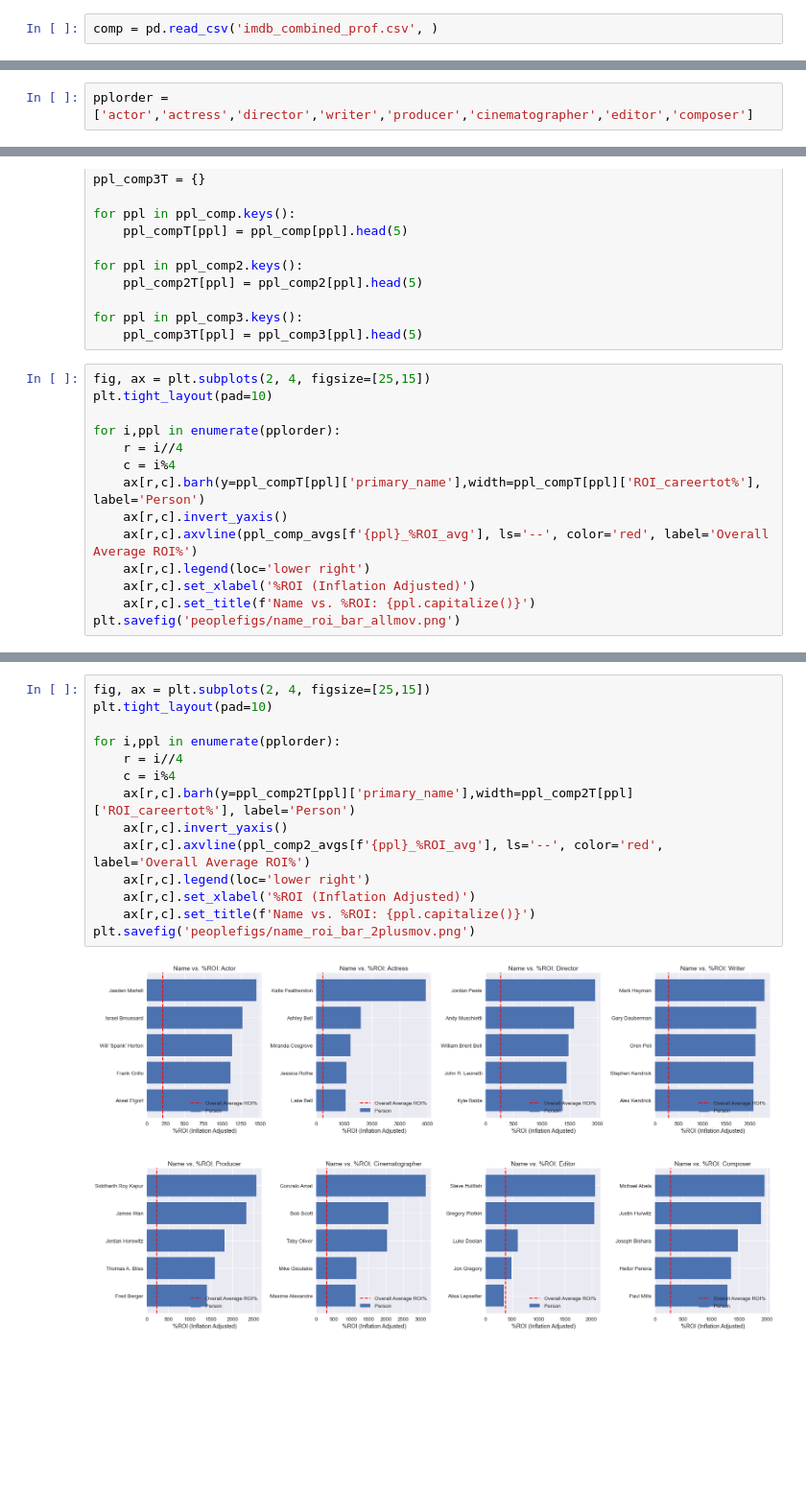
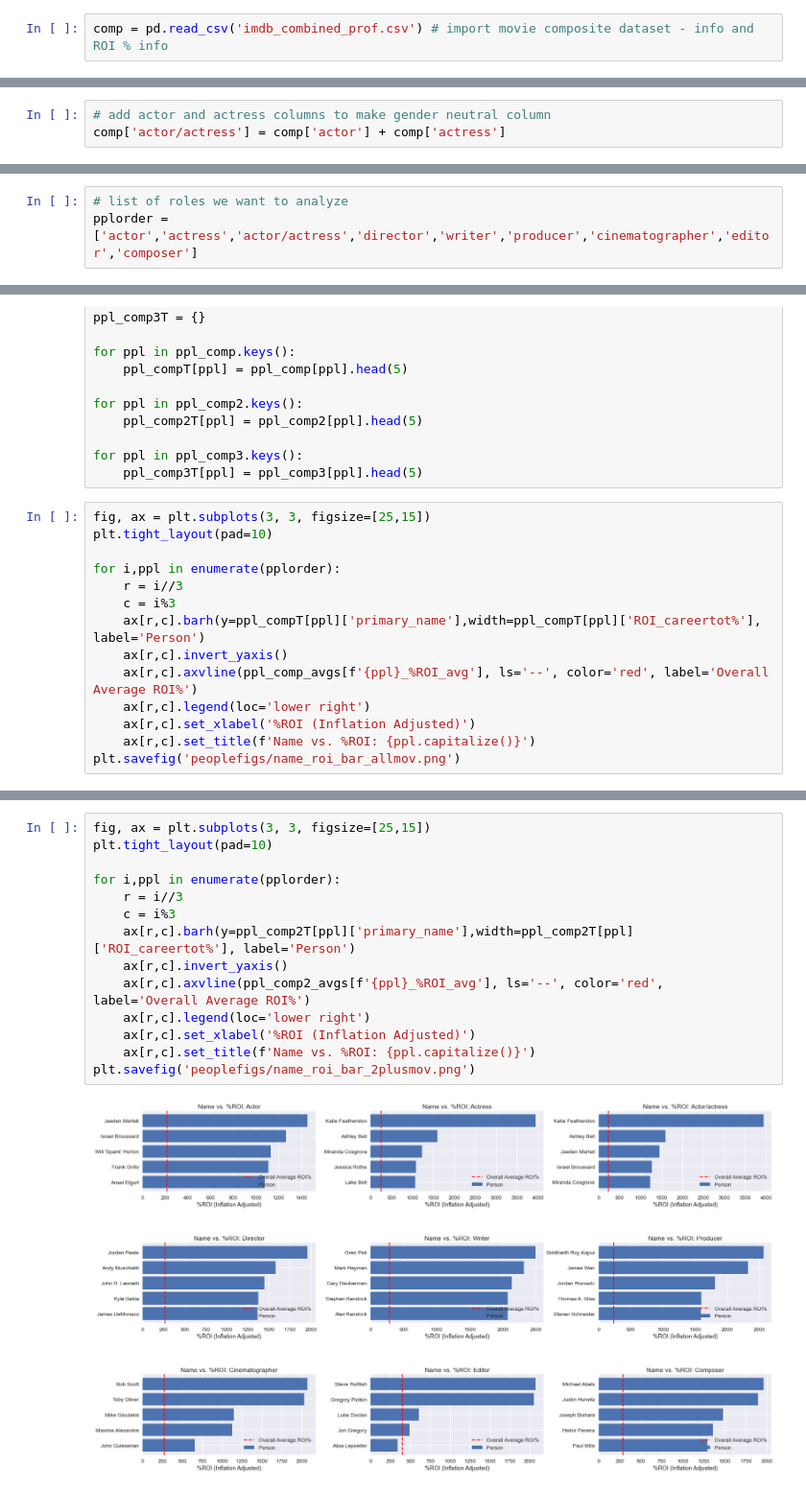
Before and after one commit to Nindorph/MovieAnalysis, a Jupyter notebook: Nick_movieppl_analysis.ipynb, the cells around one changed output, grey strips where cells are left out. Shown at 96% size. Drawn from its saved outputs; the diff is of its cells as text; blank space fills up the shorter version.

```diff
--- a/Nick_movieppl_analysis.ipynb
+++ b/Nick_movieppl_analysis.ipynb
@@ -23,2 +28,2 @@ namekey = pd.read_csv('cleanIMDB/imdb_namekey.csv', index_col=0)
 # %%
-comp = pd.read_csv('imdb_combined_prof.csv', )
+comp = pd.read_csv('imdb_combined_prof.csv') # import movie composite dataset - info and ROI % info
@@ -113,3 +62,6 @@ memory usage: 422.3+ KB
+# %%
+# add actor and actress columns to make gender neutral column
+comp['actor/actress'] = comp['actor'] + comp['actress']
 # %%
 comp.columns
 # %% [output]
@@ -127,3 +81,4 @@ Index(['tconst', 'primary_title', 'original_title', 'start_year',
 Of all the available roles, let's select all but the production designer, archive footage, archive sound, and self
 # %%
-pplorder = ['actor','actress','director','writer','producer','cinematographer','editor','composer']
+# list of roles we want to analyze
+pplorder = ['actor','actress','actor/actress','director','writer','producer','cinematographer','editor','composer']
@@ -302,12 +337,12 @@ for ppl in ppl_comp2.keys():
 for ppl in ppl_comp3.keys():
     ppl_comp3T[ppl] = ppl_comp3[ppl].head(5)
 # %%
-fig, ax = plt.subplots(2, 4, figsize=[25,15])
+fig, ax = plt.subplots(3, 3, figsize=[25,15])
 plt.tight_layout(pad=10)
 
 for i,ppl in enumerate(pplorder):
-    r = i//4
-    c = i%4
+    r = i//3
+    c = i%3
     ax[r,c].barh(y=ppl_compT[ppl]['primary_name'],width=ppl_compT[ppl]['ROI_careertot%'], label='Person')
     ax[r,c].invert_yaxis()
     ax[r,c].axvline(ppl_comp_avgs[f'{ppl}_%ROI_avg'], ls='--', color='red', label='Overall Average ROI%')
@@ -320,17 +355,17 @@ plt.savefig('peoplefigs/name_roi_bar_allmov.png')
 # %%
-fig, ax = plt.subplots(2, 4, figsize=[25,15])
+fig, ax = plt.subplots(3, 3, figsize=[25,15])
 plt.tight_layout(pad=10)
 
 for i,ppl in enumerate(pplorder):
-    r = i//4
-    c = i%4
+    r = i//3
+    c = i%3
     ax[r,c].barh(y=ppl_comp2T[ppl]['primary_name'],width=ppl_comp2T[ppl]['ROI_careertot%'], label='Person')
     ax[r,c].invert_yaxis()
     ax[r,c].axvline(ppl_comp2_avgs[f'{ppl}_%ROI_avg'], ls='--', color='red', label='Overall Average ROI%')
     ax[r,c].legend(loc='lower right')
     ax[r,c].set_xlabel('%ROI (Inflation Adjusted)')
     ax[r,c].set_title(f'Name vs. %ROI: {ppl.capitalize()}')
 plt.savefig('peoplefigs/name_roi_bar_2plusmov.png')
 # %% [output]
-[figure, old version]
+[figure, new version]
 # %%
```
Also changed, not shown: parts of 35 cells of this notebook, 7 other files.
